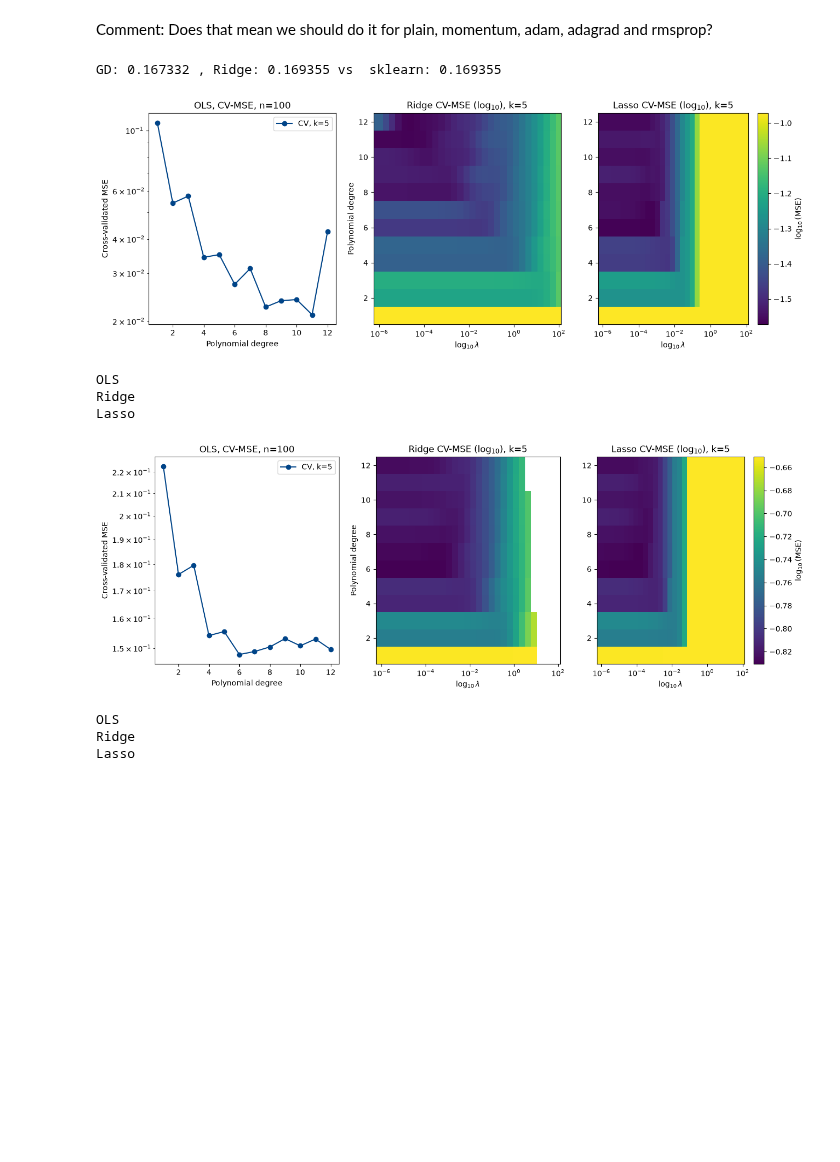
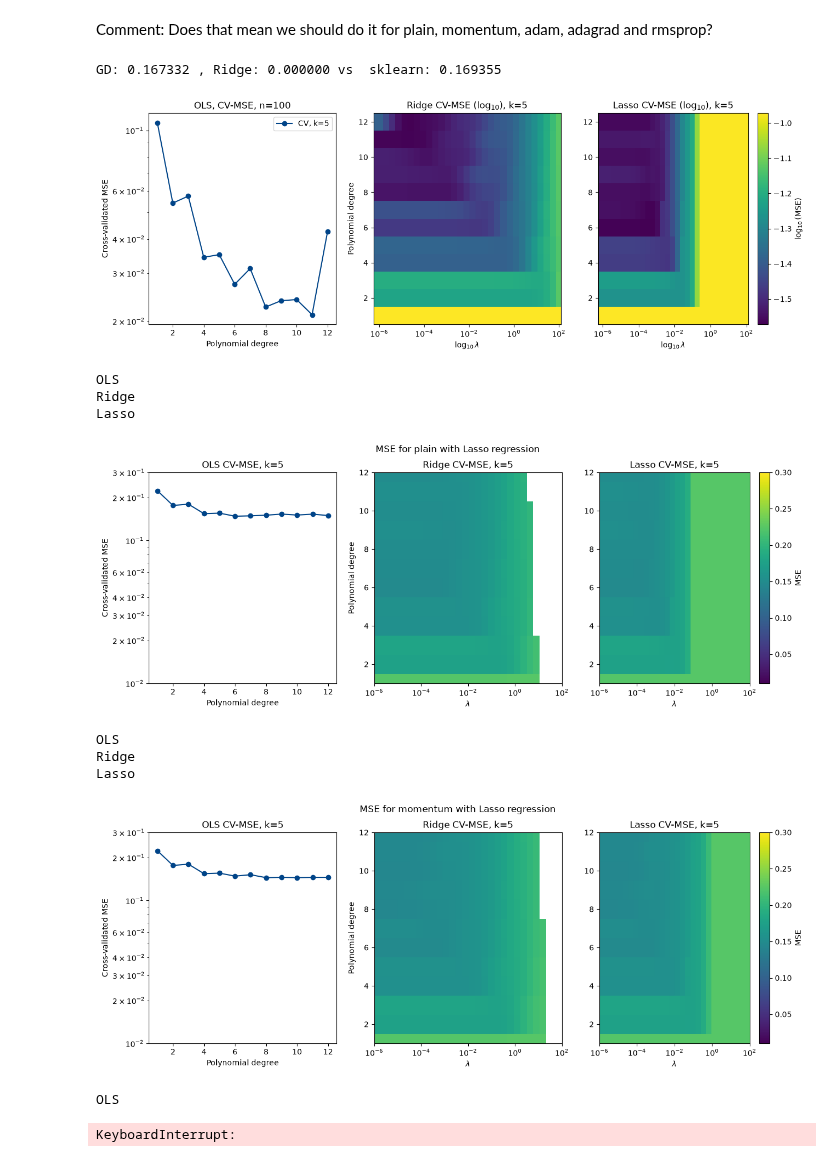
Before and after one commit to lukasMK01/FYS-STK4155, a Jupyter notebook: project_1/wip_project1.ipynb, the cells around one changed output. Cells and saved outputs as stored; diff of their text form; code cells hidden in the pictures; blank space fills up the shorter version.

```diff
--- a/project_1/wip_project1.ipynb
+++ b/project_1/wip_project1.ipynb
@@ -1269,7 +1268,7 @@ for ax, reg_method, lmb in zip(axes, ("OLS","Ridge","Lasso"), (0.0, 1e-2, 1e-2))
         theta_ref = closed_form(X, y, lam=lmb)
     else:
         theta_ref = Lasso(alpha=lmb / 2.0, fit_intercept=False, max_iter=10000, # soft_threshold(Xtest[0,:], lmbda) #lasso_cd(Xtest, ytest, lmbda, n_iter=10000, tol=1e-10) #use soft threshold here instead of the closed form to account for the "0"
-                  tol=1e-12).fit(X, y).coef_
+                  tol=tol).fit(X, y).coef_
 
     for method, col in zip(methods, colors):
 
@@ -1705,41 +1923,47 @@ for method in ("plain", "momentum", "adagrad", "rmsprop", "adam"):
 
                 mine, mine2 = my_kfold_mse(x_cv, y_cv, degree, lmb=0, k=5,method=method,reg_method=reg_method)
 
                 CV_mse[ii]= mine
 
         else:
             CV_mse = np.zeros((len(degrees), len(lambdas)))
             for ii, degree in enumerate(degrees):
 
                 for jj, lam in enumerate(lambdas):
                     mine, mine2 = my_kfold_mse(x_cv, y_cv, degree, lam, k=5,method=method,reg_method=reg_method)
                     CV_mse[ii, jj] = mine
 
         if reg_method == "OLS":
             ax[i].plot(degrees, CV_mse,  "o-", color="#004488", label="CV, k=5")
             # ax[i].plot(degrees, mse_k10, "o-", color="#BB5566", label="CV, k=10")
             ax[i].set_yscale("log")
+            ax[i].set_ylim(1e-2, 3e-1)
             ax[i].set_xlabel("Polynomial degree")
-            ax[i].set_title(f"{reg_method}, CV-MSE, n={n}")
-            ax[i].legend()
+        #    ax[i].set_title(f"{reg_method}, CV-MSE, n={n}")
+        #    ax[i].legend()
         else:
 
-            im = ax[i].pcolormesh(lambdas,degrees,np.log10(CV_mse), label="CV, k=5")
+            im = ax[i].pcolormesh(lambdas,degrees,CV_mse,vmin=1e-2, vmax=3e-1, label="CV, k=5")
             ax[i].set_xscale("log")
-            ax[i].set_xlabel(r"$\log_{10}\lambda$")
-            ax[i].set_title(f"{reg_method} CV-MSE (log$_{{10}}$), k=5")
+            ax[i].set_xlabel(r"$\lambda$")
+            ax[i].set_ylim(1, 12)
+            ax[i].set_xlim(lambdas.min(), lambdas.max())
+        ax[i].set_title(f"{reg_method} CV-MSE, k=5")
     ax[1].set_ylabel("Polynomial degree")
-    fig.colorbar(im, ax=ax[2], label=r"$\log_{10}$(MSE)")
+    fig.colorbar(im, ax=ax[2], label=r"MSE")
     ax[0].set_ylabel("Cross-validated MSE")
     plt.suptitle(f"MSE for {method} with {reg_method} regression")
     plt.show()
 # %% [output]
-GD: 0.167332 , Ridge: 0.169355 vs  sklearn: 0.169355
+GD: 0.167332 , Ridge: 0.000000 vs  sklearn: 0.169355
 [figure]
 OLS
 Ridge
 Lasso
-[figure, old version]
+[figure, new version]
 OLS
 Ridge
 Lasso
+[figure, added]
+OLS
+KeyboardInterrupt:
```
Also changed, not shown: parts of 7 cells of this notebook.
